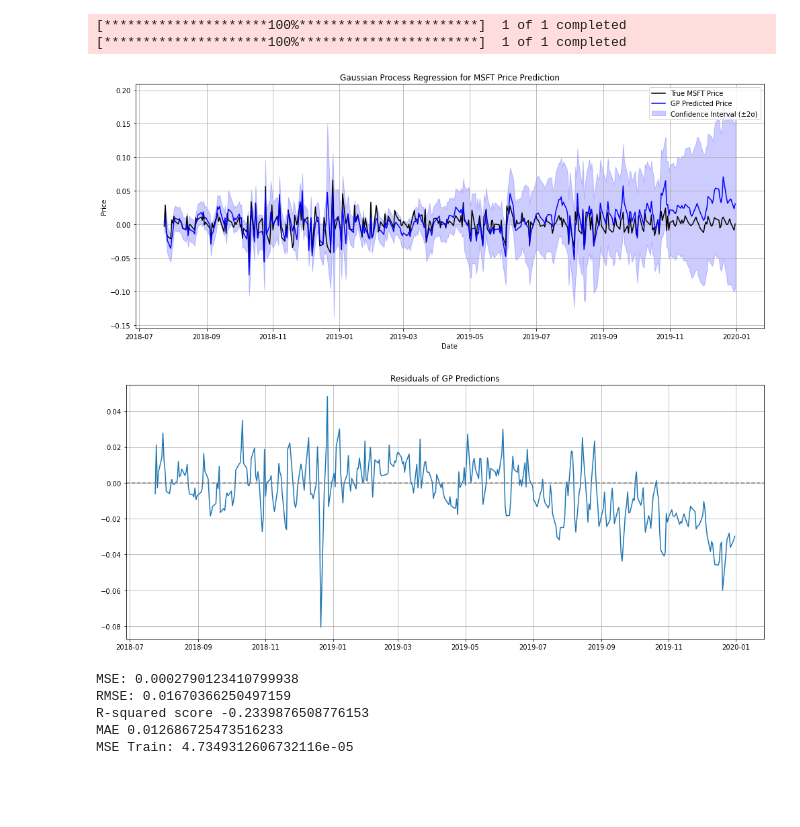
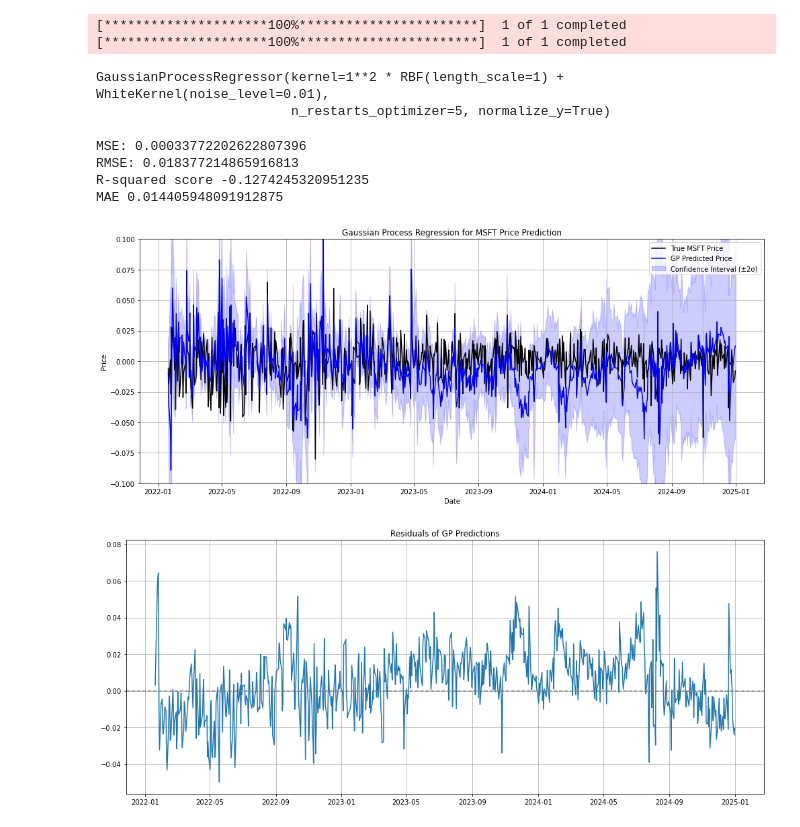
Before and after one commit to devanshu-cosmo/ml-projects, a Jupyter notebook: GaussianProcesses/GaussianProcesses_Backtesting.ipynb, the cells around one changed output. Saved outputs shown, nothing was run; the diff lists cells and outputs as text; code cells hidden in the pictures; blank space fills up the shorter version.

```diff
--- a/GaussianProcesses/GaussianProcesses_Backtesting.ipynb
+++ b/GaussianProcesses/GaussianProcesses_Backtesting.ipynb
@@ -133,41 +110,77 @@ residuals = y_test.values - y_pred
 # %% [output]
 [*********************100%***********************]  1 of 1 completed
 [*********************100%***********************]  1 of 1 completed
+# %%
+########USE Feature importance + PCA to remove less important features, use correlation matrix too
+
+###Also use k fold CV to improve against overfitting
+
+x = df[["SP500_Return_lag1", "SP500_Close", "Volatility", "MA_5", "MA_10", "RSI_14", "MACD_12_26_9", "OBV", "Volume"]]
+y = df['Target']
+
+# Train-test split
+x_train, x_test, y_train, y_test = train_test_split(x, y, test_size=0.3, shuffle=False)
+
+# Scale features
+scaler = StandardScaler()
+x_train_scaled = scaler.fit_transform(x_train)
+x_test_scaled = scaler.transform(x_test)
+
+
+# ---------------------- GP Regression ----------------------
+# Define kernel
+kernel = ConstantKernel(1.0, (1e-3, 1e3)) * RBF(length_scale=1.0, length_scale_bounds=(1e-2, 1e2)) \
+         + WhiteKernel(noise_level=1e-2, noise_level_bounds=(1e-5, 1e1))
+# kernel = ConstantKernel(1.0) * RBF(length_scale=1.0) + WhiteKernel()
+# Fit GP model
+gp = GaussianProcessRegressor(kernel=kernel, n_restarts_optimizer=5, normalize_y=True)
+gp.fit(x_train_scaled, y_train)
+# %% [output]
+GaussianProcessRegressor(kernel=1**2 * RBF(length_scale=1) + WhiteKernel(noise_level=0.01),
+                         n_restarts_optimizer=5, normalize_y=True)
+# %%
+
+# Use the gp on the test dataset to make predictions
+y_pred_test, y_std_test = gp.predict(x_test_scaled, return_std=True)
+#y_pred_train, y_std_train = gp.predict(x_train_scaled, return_std=True)
+residuals = y_test.values - y_pred_test
+# %%
+#Check accuracy of the results
+print("MSE:", mean_squared_error(y_test, y_pred_test))
+print("RMSE:", root_mean_squared_error(y_test, y_pred_test))
+print("R-squared score", r2_score(y_test,y_pred_test))
+print("MAE", mean_absolute_error(y_test,y_pred_test))
+
+#In case of overfitting, test the accuracy of the model on the training data
+# print("MSE Train:", mean_squared_error(y_pred_train, y_train))
+# %% [output]
+MSE: 0.00033772202622807396
+RMSE: 0.018377214865916813
+R-squared score -0.1274245320951235
+MAE 0.014405948091912875
 # %%
 # ---------------------- Visualization ----------------------
 plt.figure(figsize=(14,6))
 plt.plot(y_test.index.to_numpy(), y_test.values, label="True MSFT Price", color='black')
-plt.plot(y_test.index.to_numpy(), y_pred, label="GP Predicted Price", color='blue')
-plt.fill_between(y_test.index.to_numpy(), y_pred - 2*y_std, y_pred + 2*y_std,
+plt.plot(y_test.index.to_numpy(), y_pred_test, label="GP Predicted Price", color='blue')
+plt.fill_between(y_test.index.to_numpy(), y_pred_test - 2*y_std_test, y_pred_test + 2*y_std_test,
                  color='blue', alpha=0.2, label='Confidence Interval (±2σ)')
 plt.title("Gaussian Process Regression for MSFT Price Prediction")
+plt.ylim(-0.1,0.1)
 plt.xlabel("Date")
 plt.ylabel("Price")
 plt.legend()
 plt.grid(True)
 plt.tight_layout()
 plt.show()
 
 plt.figure(figsize=(14,6))
 plt.plot(y_test.index.to_numpy(), residuals, label="Residuals")
 plt.axhline(0, linestyle='--', color='gray')
 plt.title("Residuals of GP Predictions")
 plt.grid(True)
 plt.tight_layout()
 plt.show()
-
-#Check accuracy of the results
-print("MSE:", mean_squared_error(y_test, y_pred))
-print("RMSE:", root_mean_squared_error(y_test, y_pred))
-print("R-squared score", r2_score(y_test,y_pred))
-print("MAE", mean_absolute_error(y_test,y_pred))
-
-print("MSE Train:", mean_squared_error(y_pred_train, y_train))
 # %% [output]
-[figure, old version]
+[figure, new version]
-[figure, old version]
+[figure, new version]
-MSE: 0.0002790123410799938
-RMSE: 0.01670366250497159
-R-squared score -0.2339876508776153
-MAE 0.012686725473516233
-MSE Train: 4.7349312606732116e-05
```
Also changed, not shown: parts of 9 cells of this notebook.
